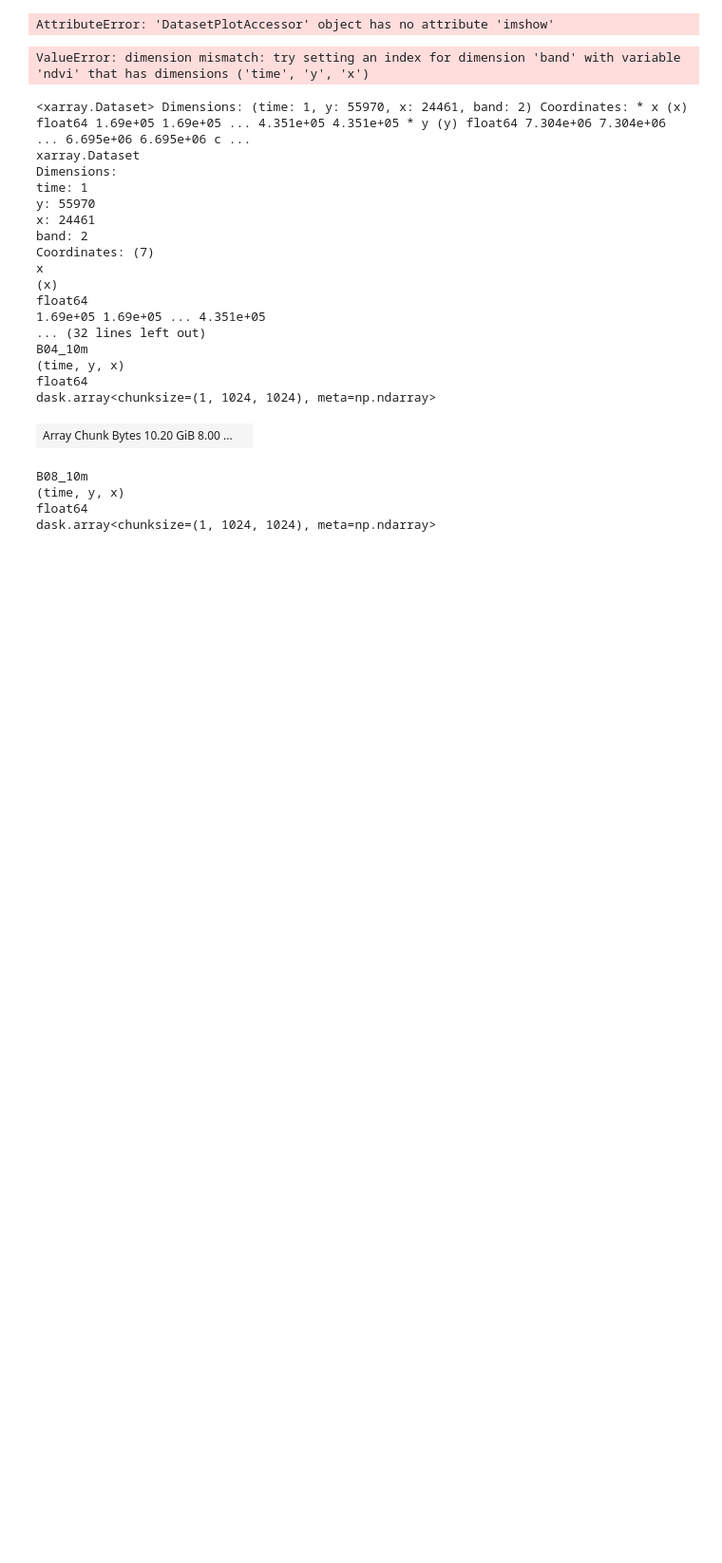
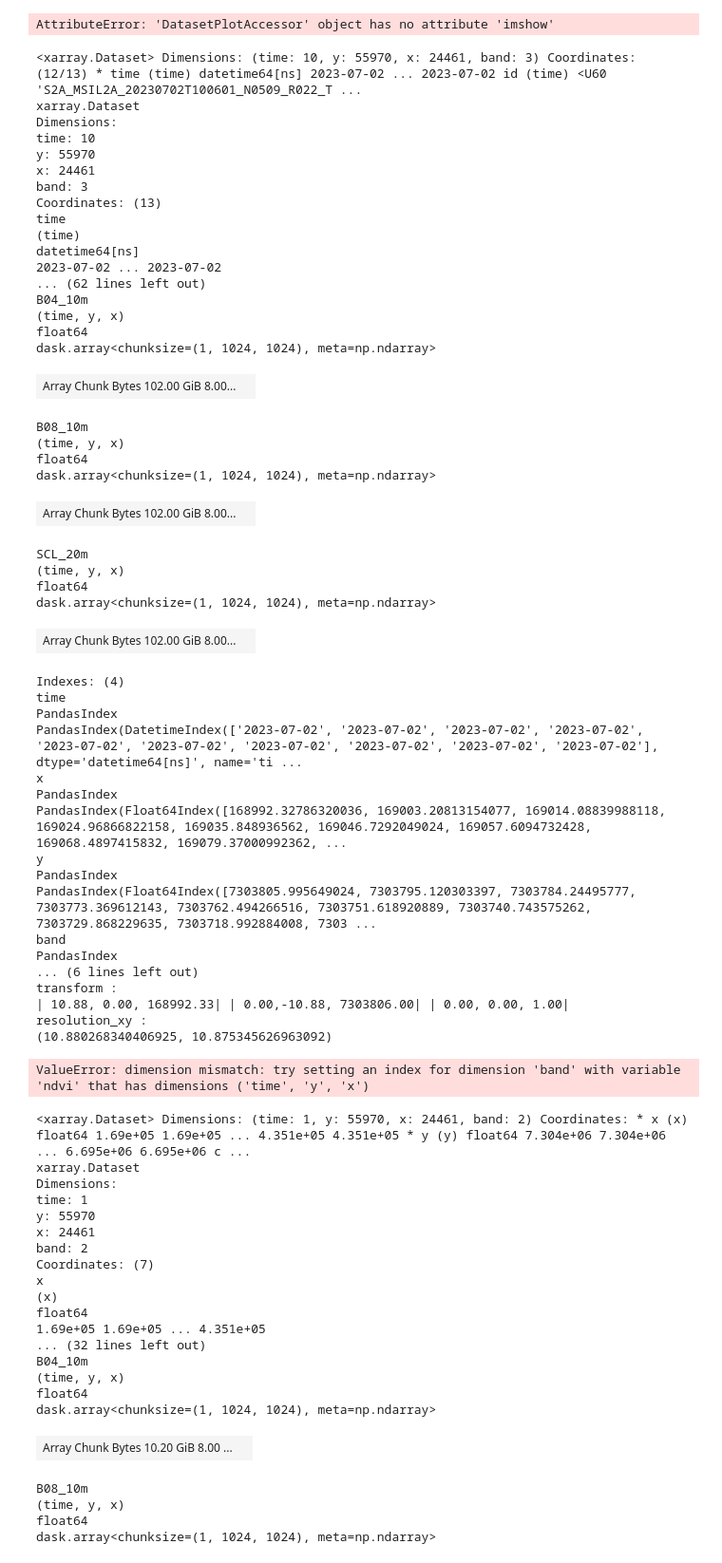
Before and after one commit to myliheik/agriNDVI, a Jupyter notebook: notebooks/testing-dailyNDVI-STAC.ipynb, the cells around one changed output. Shown at 95% size. Saved outputs shown, nothing was run; the diff lists cells and outputs as text; code cells hidden in the pictures; blank space fills up the shorter version.

```diff
--- a/notebooks/testing-dailyNDVI-STAC.ipynb
+++ b/notebooks/testing-dailyNDVI-STAC.ipynb
@@ -114,7 +114,7 @@ for thisdate in pd.date_range(start = startdate, end = enddate,  freq='D', tz='E
                         (daily['B08_10m'] + daily['B04_10m'])
 
 
-        daily.persist()
+        data = daily.persist()
 
         output_file = os.path.join(outputpath, "NDVI_" + thisdate + ".tif")
         print(output_file)
@@ -153,5 +153,53 @@ daily.sel(band = 'B04_10m').plot.imshow(col = "time",cmap = "viridis_r")
 # %% [output]
 AttributeError: 'DatasetPlotAccessor' object has no attribute 'imshow'
+# %%
+sentinel_stack
+# %% [output]
+<xarray.Dataset> Dimensions: (time: 10, y: 55970, x: 24461, band: 3) Coordinates: (12/13) * time (time) datetime64[ns] 2023-07-02 ... 2023-07-02 id (time) <U60 'S2A_MSIL2A_20230702T100601_N0509_R022_T ...
+xarray.Dataset
+Dimensions:
+time: 10
+y: 55970
+x: 24461
+band: 3
+Coordinates: (13)
+time
+(time)
+datetime64[ns]
+2023-07-02 ... 2023-07-02
+... (62 lines left out)
+B04_10m
+(time, y, x)
+float64
+dask.array<chunksize=(1, 1024, 1024), meta=np.ndarray>
+| Array Chunk Bytes 102.00 GiB 8.00... |  |
+B08_10m
+(time, y, x)
+float64
+dask.array<chunksize=(1, 1024, 1024), meta=np.ndarray>
+| Array Chunk Bytes 102.00 GiB 8.00... |  |
+SCL_20m
+(time, y, x)
+float64
+dask.array<chunksize=(1, 1024, 1024), meta=np.ndarray>
+| Array Chunk Bytes 102.00 GiB 8.00... |  |
+Indexes: (4)
+time
+PandasIndex
+PandasIndex(DatetimeIndex(['2023-07-02', '2023-07-02', '2023-07-02', '2023-07-02', '2023-07-02', '2023-07-02', '2023-07-02', '2023-07-02', '2023-07-02', '2023-07-02'], dtype='datetime64[ns]', name='ti ...
+x
+PandasIndex
+PandasIndex(Float64Index([168992.32786320036, 169003.20813154077, 169014.08839988118, 169024.96866822158, 169035.848936562, 169046.7292049024, 169057.6094732428, 169068.4897415832, 169079.37000992362, ...
+y
+PandasIndex
+PandasIndex(Float64Index([7303805.995649024, 7303795.120303397, 7303784.24495777, 7303773.369612143, 7303762.494266516, 7303751.618920889, 7303740.743575262, 7303729.868229635, 7303718.992884008, 7303 ...
+band
+PandasIndex
+... (6 lines left out)
+transform :
+| 10.88, 0.00, 168992.33| | 0.00,-10.88, 7303806.00| | 0.00, 0.00, 1.00|
+resolution_xy :
+(10.880268340406925, 10.875345626963092)
 # %%
 daily.set_index(band = 'ndvi')
 # %% [output]
```
Also changed, not shown: parts of 4 cells of this notebook.
